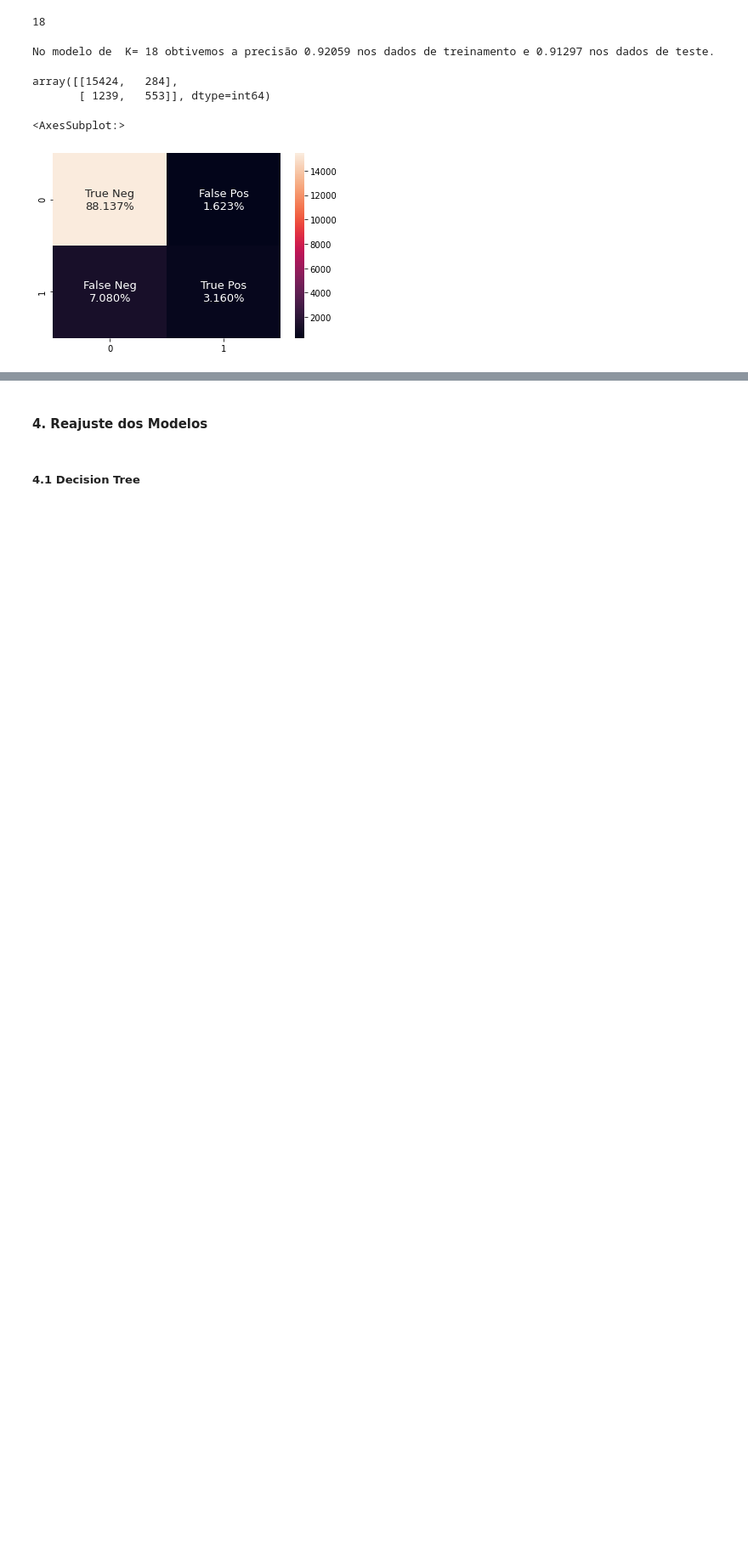
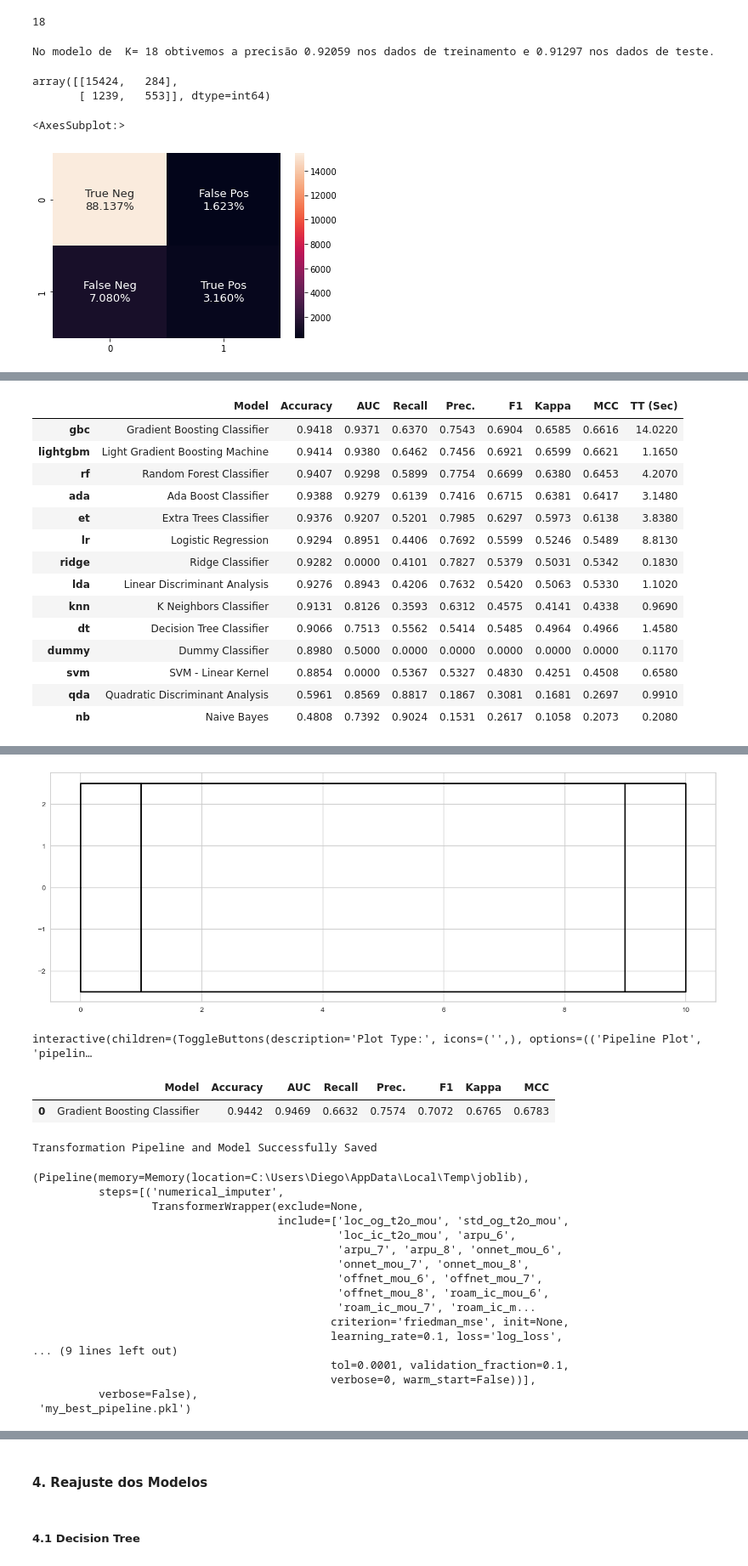
Before and after one commit to lidiambsouza/taxa_rotatividade_telecom, a Jupyter notebook: rotatividade_telecomunicacao.ipynb, the cells around one changed output, grey strips where cells are left out. Shown: that part at 85% size. Saved outputs shown, nothing was run; the diff lists cells and outputs as text; code cells hidden in the pictures; blank space fills up the shorter version.

```diff
--- a/rotatividade_telecomunicacao.ipynb
+++ b/rotatividade_telecomunicacao.ipynb
@@ -30,7 +30,7 @@ from sklearn.tree import DecisionTreeClassifier
 # %%
 # Importando os dados
 
-df = pd.read_csv("data.csv")
+df = pd.read_csv(r"C:\Users\Diego\Downloads\taxa_rotatividade_telecom-main\taxa_rotatividade_telecom-main\data.csv")
 
 # Removendo coluna ID para evitar redundancia
 
@@ -557,0 +576,13 @@ sns.heatmap(cm_knn, annot=labels, annot_kws={'fontsize':13}, fmt='')
+# %%
+train, test = train_test_split(df, test_size=0.2, random_state=42, shuffle=True)
+# %%
+from pycaret.classification import *
+from sklearn.experimental import enable_halving_search_cv
+from sklearn.model_selection import HalvingGridSearchCV
+
+s = setup(train, target = 'churn_probability')
+best = compare_models()
+evaluate_model(best)
+predictions = predict_model(best, data = test)
+save_model(best, 'my_best_pipeline')
+# %% [output]
@@ -557,0 +607,15 @@ sns.heatmap(cm_knn, annot=labels, annot_kws={'fontsize':13}, fmt='')
+|  | Model | Accuracy | AUC | Recall | Prec. | F1 | Kappa | MCC | TT (Sec) |
+| gbc | Gradient Boosting Classifier | 0.9418 | 0.9371 | 0.6370 | 0.7543 | 0.6904 | 0.6585 | 0.6616 | 14.0220 |
+| lightgbm | Light Gradient Boosting Machine | 0.9414 | 0.9380 | 0.6462 | 0.7456 | 0.6921 | 0.6599 | 0.6621 | 1.1650 |
+| rf | Random Forest Classifier | 0.9407 | 0.9298 | 0.5899 | 0.7754 | 0.6699 | 0.6380 | 0.6453 | 4.2070 |
+| ada | Ada Boost Classifier | 0.9388 | 0.9279 | 0.6139 | 0.7416 | 0.6715 | 0.6381 | 0.6417 | 3.1480 |
+| et | Extra Trees Classifier | 0.9376 | 0.9207 | 0.5201 | 0.7985 | 0.6297 | 0.5973 | 0.6138 | 3.8380 |
+| lr | Logistic Regression | 0.9294 | 0.8951 | 0.4406 | 0.7692 | 0.5599 | 0.5246 | 0.5489 | 8.8130 |
+| ridge | Ridge Classifier | 0.9282 | 0.0000 | 0.4101 | 0.7827 | 0.5379 | 0.5031 | 0.5342 | 0.1830 |
+| lda | Linear Discriminant Analysis | 0.9276 | 0.8943 | 0.4206 | 0.7632 | 0.5420 | 0.5063 | 0.5330 | 1.1020 |
+| knn | K Neighbors Classifier | 0.9131 | 0.8126 | 0.3593 | 0.6312 | 0.4575 | 0.4141 | 0.4338 | 0.9690 |
+| dt | Decision Tree Classifier | 0.9066 | 0.7513 | 0.5562 | 0.5414 | 0.5485 | 0.4964 | 0.4966 | 1.4580 |
+| dummy | Dummy Classifier | 0.8980 | 0.5000 | 0.0000 | 0.0000 | 0.0000 | 0.0000 | 0.0000 | 0.1170 |
+| svm | SVM - Linear Kernel | 0.8854 | 0.0000 | 0.5367 | 0.5327 | 0.4830 | 0.4251 | 0.4508 | 0.6580 |
+| qda | Quadratic Discriminant Analysis | 0.5961 | 0.8569 | 0.8817 | 0.1867 | 0.3081 | 0.1681 | 0.2697 | 0.9910 |
+| nb | Naive Bayes | 0.4808 | 0.7392 | 0.9024 | 0.1531 | 0.2617 | 0.1058 | 0.2073 | 0.2080 |
@@ -557,0 +623,22 @@ sns.heatmap(cm_knn, annot=labels, annot_kws={'fontsize':13}, fmt='')
+[figure, added]
+interactive(children=(ToggleButtons(description='Plot Type:', icons=('',), options=(('Pipeline Plot', 'pipelin…
+|  | Model | Accuracy | AUC | Recall | Prec. | F1 | Kappa | MCC |
+| 0 | Gradient Boosting Classifier | 0.9442 | 0.9469 | 0.6632 | 0.7574 | 0.7072 | 0.6765 | 0.6783 |
+Transformation Pipeline and Model Successfully Saved
+(Pipeline(memory=Memory(location=C:\Users\Diego\AppData\Local\Temp\joblib),
+          steps=[('numerical_imputer',
+                  TransformerWrapper(exclude=None,
+                                     include=['loc_og_t2o_mou', 'std_og_t2o_mou',
+                                              'loc_ic_t2o_mou', 'arpu_6',
+                                              'arpu_7', 'arpu_8', 'onnet_mou_6',
+                                              'onnet_mou_7', 'onnet_mou_8',
+                                              'offnet_mou_6', 'offnet_mou_7',
+                                              'offnet_mou_8', 'roam_ic_mou_6',
+                                              'roam_ic_mou_7', 'roam_ic_m...
+                                             criterion='friedman_mse', init=None,
+                                             learning_rate=0.1, loss='log_loss',
+... (9 lines left out)
+                                             tol=0.0001, validation_fraction=0.1,
+                                             verbose=0, warm_start=False))],
+          verbose=False),
+ 'my_best_pipeline.pkl')
```
Also changed, not shown: parts of 13 cells of this notebook.
